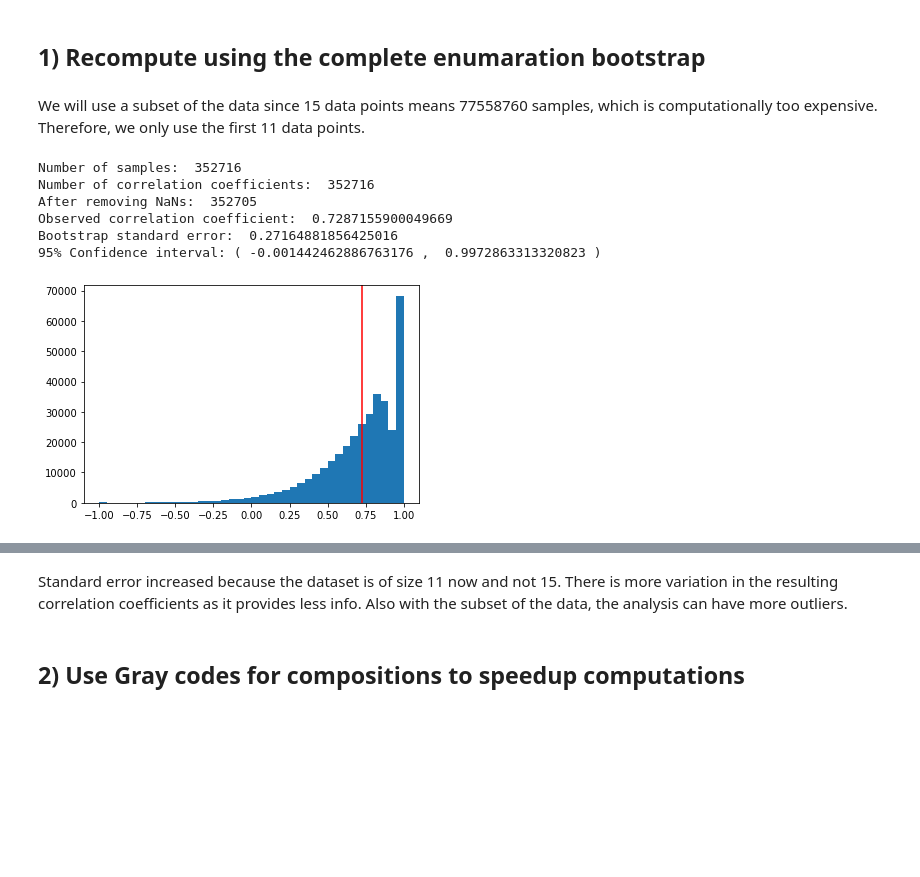
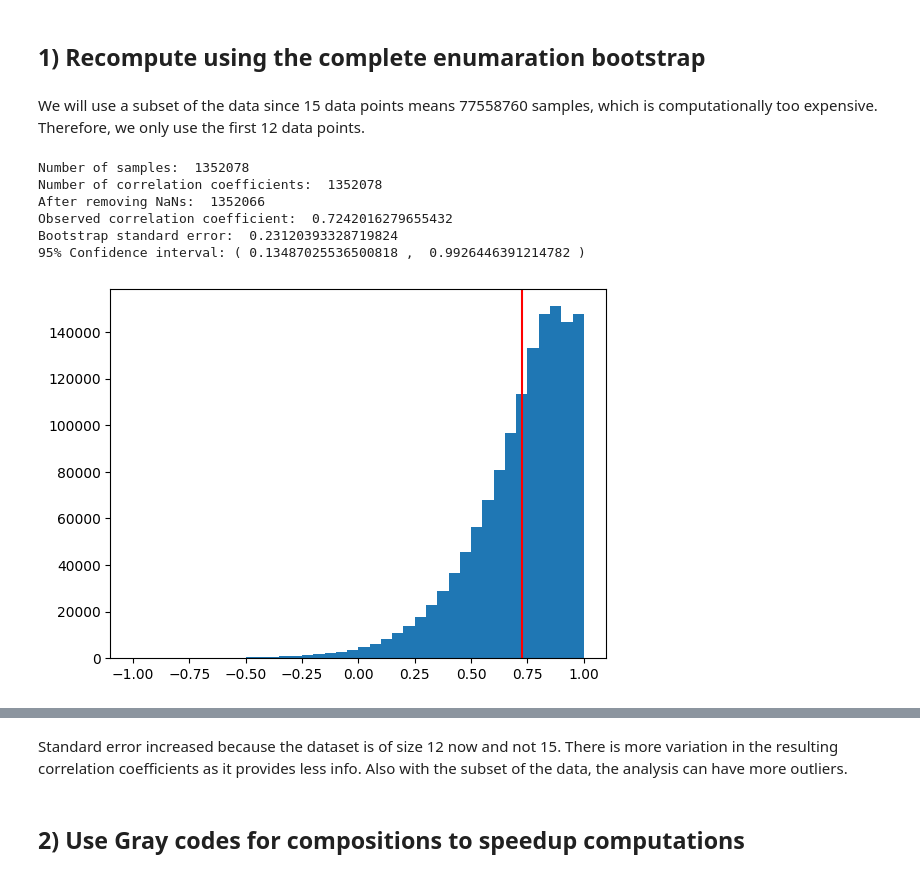
Before and after one commit to AyseTheArk/COMST-Assignment-2, a Jupyter notebook: bootstrap.ipynb, the cells around one changed output, grey strips where cells are left out. Saved outputs shown, nothing was run; the diff lists cells and outputs as text; code cells hidden in the pictures; blank space fills up the shorter version.

```diff
--- a/bootstrap.ipynb
+++ b/bootstrap.ipynb
@@ -66,11 +67,12 @@ Wall time: 1min 3s
 # %% [markdown]
 ## 1) Recompute using the complete enumaration bootstrap
 # %% [markdown]
-We will use a subset of the data since 15 data points means 77558760 samples, which is computationally too expensive. Therefore, we only use the first 11 data points.
+We will use a subset of the data since 15 data points means 77558760 samples, which is computationally too expensive. Therefore, we only use the first 12 data points.
+# %%
+#take subset of data
+new_law = law[:12]
 # %%
 %%time
-
-new_law = law[:11]
 
 # All possible combinations
 combs = combinations_with_replacement(range(len(new_law)), len(new_law))
@@ -81,37 +83,37 @@ for comb in combs:
     samples.append(bootstrap_sample)
 
 print('Number of samples: ', len(samples))
 
 # Compute the Pearson correlation between LSAT and GPA for each bootstrap sample
 corrs = [sample['LSAT'].corr(sample['GPA']) for sample in samples]
 print('Number of correlation coefficients: ',len(corrs))
 
 obs_corr = new_law['LSAT'].corr(new_law['GPA'])
 
 # Filter out NaN correlation coefficients since it is a smaller dataset and there may
 # have been fewer valid pairs of LSAT and GPA scores that could be used to calculate
 # the correlation coefficient, resulting in more NaN values
 corrs = [corr for corr in corrs if not np.isnan(corr)]
 print('After removing NaNs: ', len(corrs))
 
 # Same code
 se_boot = np.std(corrs)
 lower_ci_boot = np.percentile(corrs, 2.5)
 upper_ci_boot = np.percentile(corrs, 97.5)
 
 print("Observed correlation coefficient: ",obs_corr)
 print("Bootstrap standard error: ",se_boot)
 print("95% Confidence interval: (",lower_ci_boot,", ", upper_ci_boot,")")
 
 import matplotlib.pyplot as plt
 plt.hist(corrs, bins=40)
 plt.axvline(x=obs_corr, color='r', linewidth=1.5)
 plt.show()
 # %% [output]
-Number of samples:  352716
-Number of correlation coefficients:  352716
-After removing NaNs:  352705
-Observed correlation coefficient:  0.7287155900049669
-Bootstrap standard error:  0.27164881856425016
-95% Confidence interval: ( -0.001442462886763176 ,  0.9972863313320823 )
+Number of samples:  1352078
+Number of correlation coefficients:  1352078
+After removing NaNs:  1352066
+Observed correlation coefficient:  0.7242016279655432
+Bootstrap standard error:  0.23120393328719824
+95% Confidence interval: ( 0.13487025536500818 ,  0.9926446391214782 )
-[figure, old version]
+[figure, new version]
@@ -119,5 +122,5 @@ Wall time: 4min 16s
 # %% [markdown]
-Standard error increased because the dataset is of size 11 now and not 15. There is more variation in the resulting correlation coefficients as it provides less info. Also with the subset of the data, the analysis can have more outliers.
+Standard error increased because the dataset is of size 12 now and not 15. There is more variation in the resulting correlation coefficients as it provides less info. Also with the subset of the data, the analysis can have more outliers.
 # %% [markdown]
 ## 2) Use Gray codes for compositions to speedup computations
 # %% [markdown]
```
Also changed, not shown: parts of 10 cells of this notebook.
